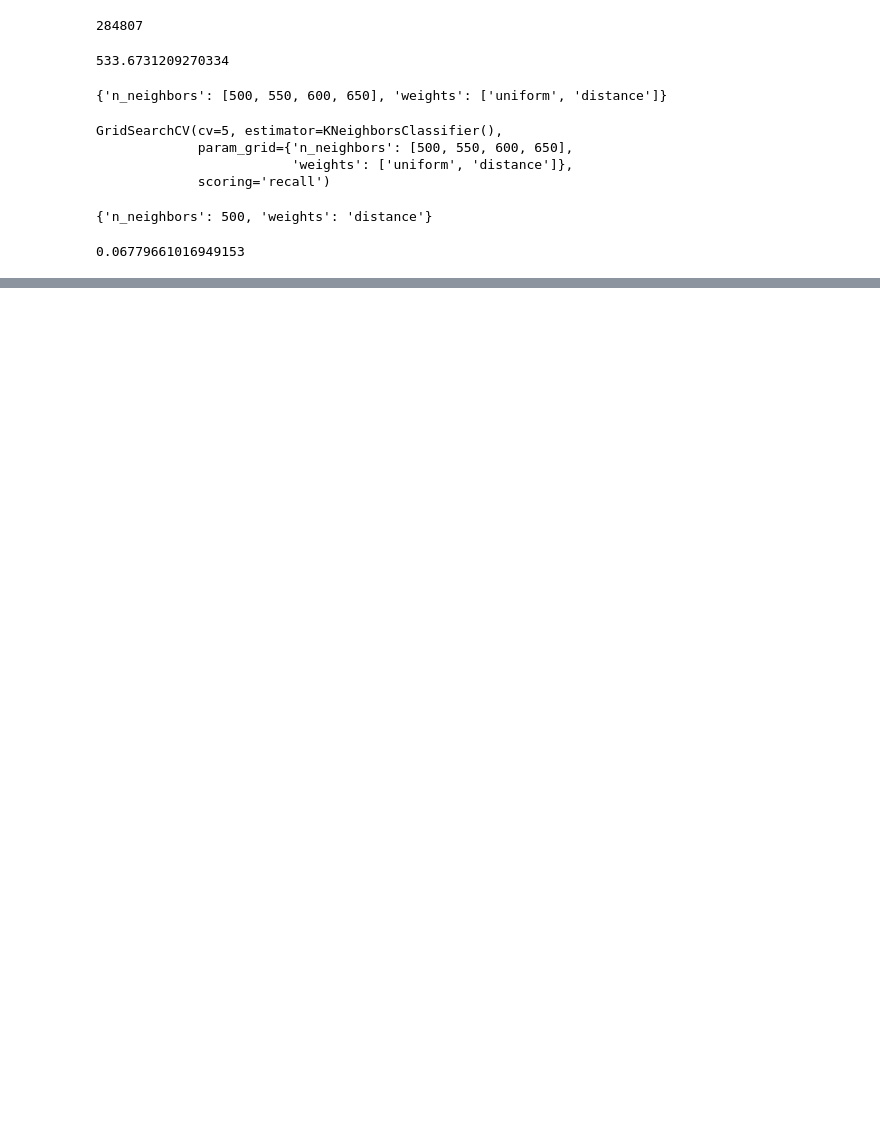
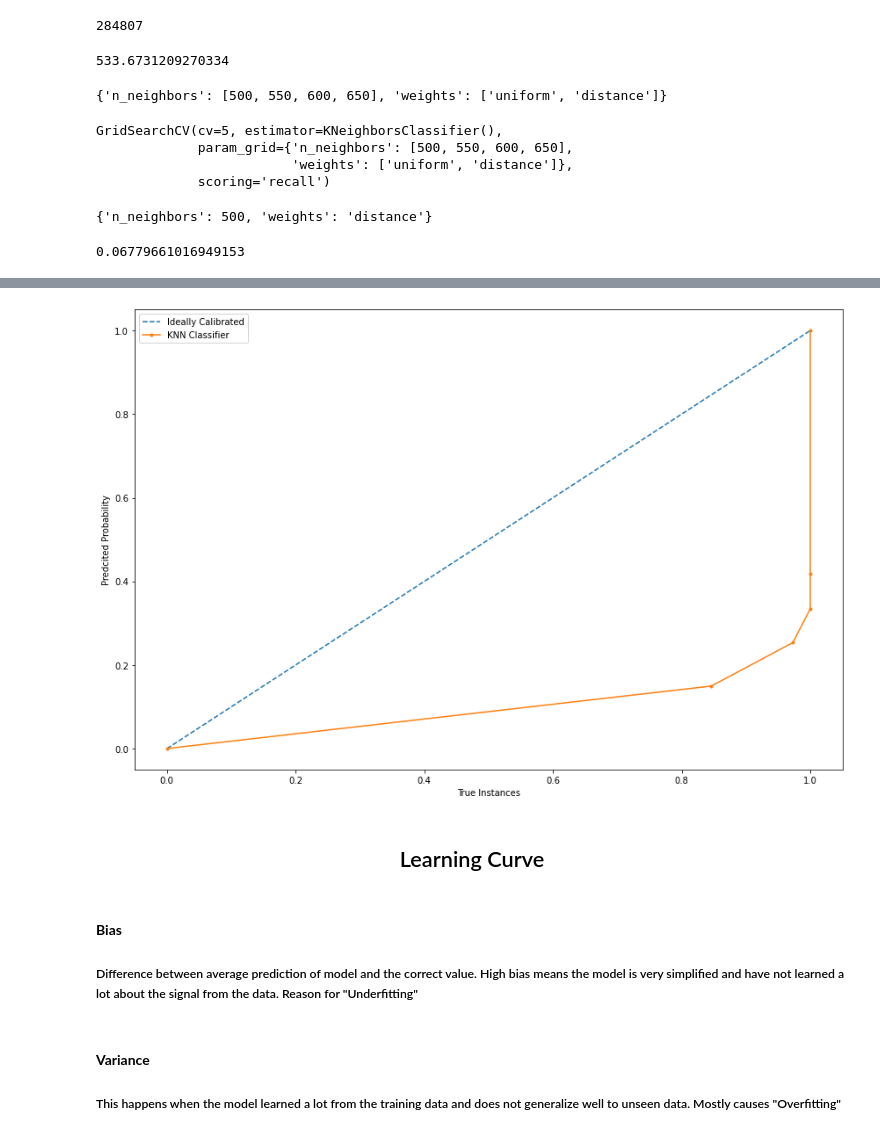
Before and after one commit to bthakr1/Machine_Learning, a Jupyter notebook: KNN_Classification.ipynb, the cells around one changed output, grey strips where cells are left out. Drawn from its saved outputs; the diff is of its cells as text; code cells hidden in the pictures; blank space fills up the shorter version.

```diff
--- a/KNN_Classification.ipynb
+++ b/KNN_Classification.ipynb
@@ -173,0 +253,13 @@ prob_estimates = fitted_model.predict_proba(X_test)[:,1]
+# %%
+prob_true, prob_predicted = calibration_curve(y_test,prob_estimates, n_bins=10, normalize=True)
+# %%
+pyplot.figure(figsize=(12,8))
+pyplot.plot([0,1],[0,1], linestyle='--', label='Ideally Calibrated')
+pyplot.plot(prob_true,prob_predicted, marker='.', label='KNN Classifier')
+pyplot.xlabel('True Instances')
+pyplot.ylabel('Predcited Probability')
+pyplot.tight_layout()
+pyplot.legend()
+pyplot.show()
+# %% [output]
+[figure, added]
@@ -173,0 +269,10 @@ prob_estimates = fitted_model.predict_proba(X_test)[:,1]
+# %% [markdown]
+<h2> <center> Learning Curve </center> </h2>
+# %% [markdown]
+<h4><b>Bias</b></h4>
+
+<h5>Difference between average prediction of model and the correct value. High bias means the model is very simplified and have not learned a lot about the signal from the data. Reason for "Underfitting"</h5>
+# %% [markdown]
+<h4><b>Variance</b></h4>
+
+<h5>This happens when the model learned a lot from the training data and does not generalize well to unseen data. Mostly causes "Overfitting"</h5>
```
Also changed, not shown: parts of 26 cells of this notebook, 3 other files.
